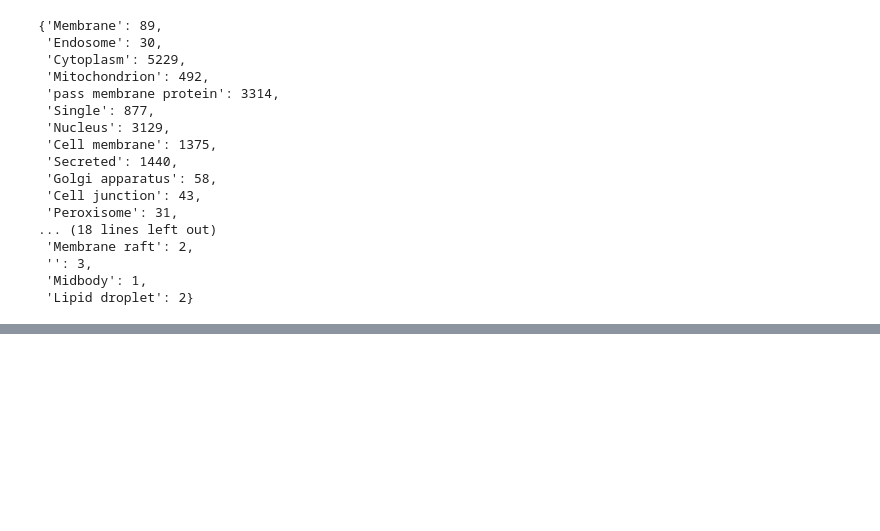
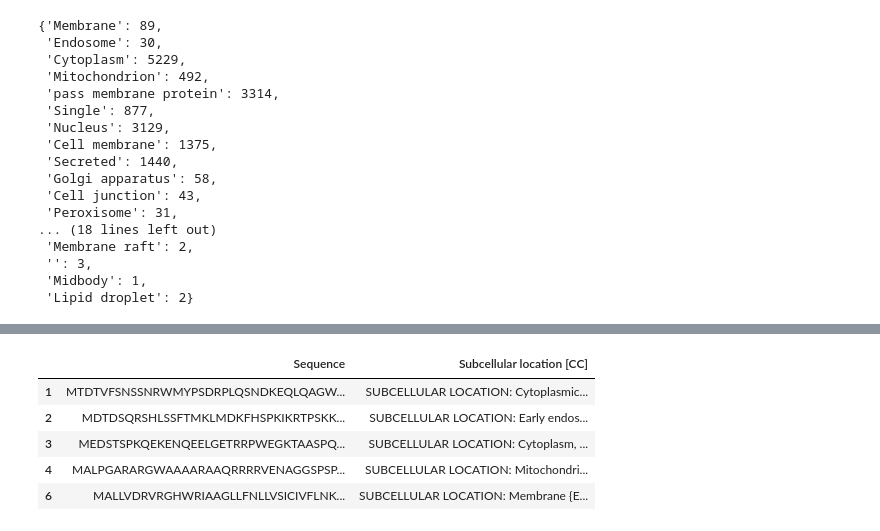
Before and after one commit to Mees-Molenaar/protein_location, a Jupyter notebook: notebooks/clean_data.ipynb, the cells around one changed output, grey strips where cells are left out. Drawn from its saved outputs; the diff is of its cells as text; code cells hidden in the pictures; blank space fills up the shorter version.

```diff
--- a/notebooks/clean_data.ipynb
+++ b/notebooks/clean_data.ipynb
@@ -270,0 +300,11 @@ df.to_csv(file_path, sep=';', index=False)
+# %%
+# Drop the NAN version
+df.dropna(inplace=True)
+df.head(5)
+# %% [output]
+|  | Sequence | Subcellular location [CC] |
+| 1 | MTDTVFSNSSNRWMYPSDRPLQSNDKEQLQAGW... | SUBCELLULAR LOCATION: Cytoplasmic... |
+| 2 | MDTDSQRSHLSSFTMKLMDKFHSPKIKRTPSKK... | SUBCELLULAR LOCATION: Early endos... |
+| 3 | MEDSTSPKQEKENQEELGETRRPWEGKTAASPQ... | SUBCELLULAR LOCATION: Cytoplasm, ... |
+| 4 | MALPGARARGWAAAARAAQRRRRVENAGGSPSP... | SUBCELLULAR LOCATION: Mitochondri... |
+| 6 | MALLVDRVRGHWRIAAGLLFNLLVSICIVFLNK... | SUBCELLULAR LOCATION: Membrane {E... |
```
Also changed, not shown: parts of 20 cells of this notebook, 1 other file.
